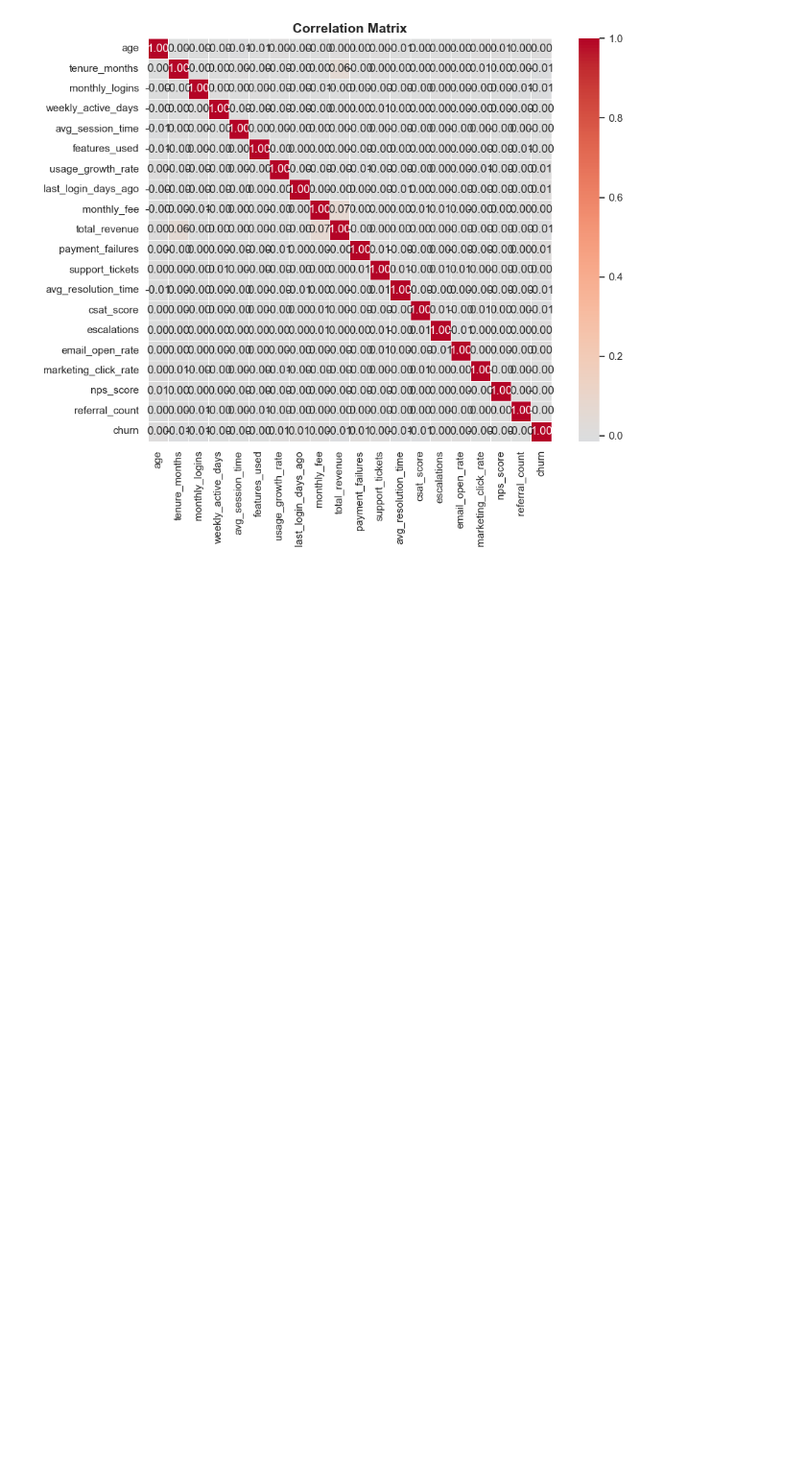
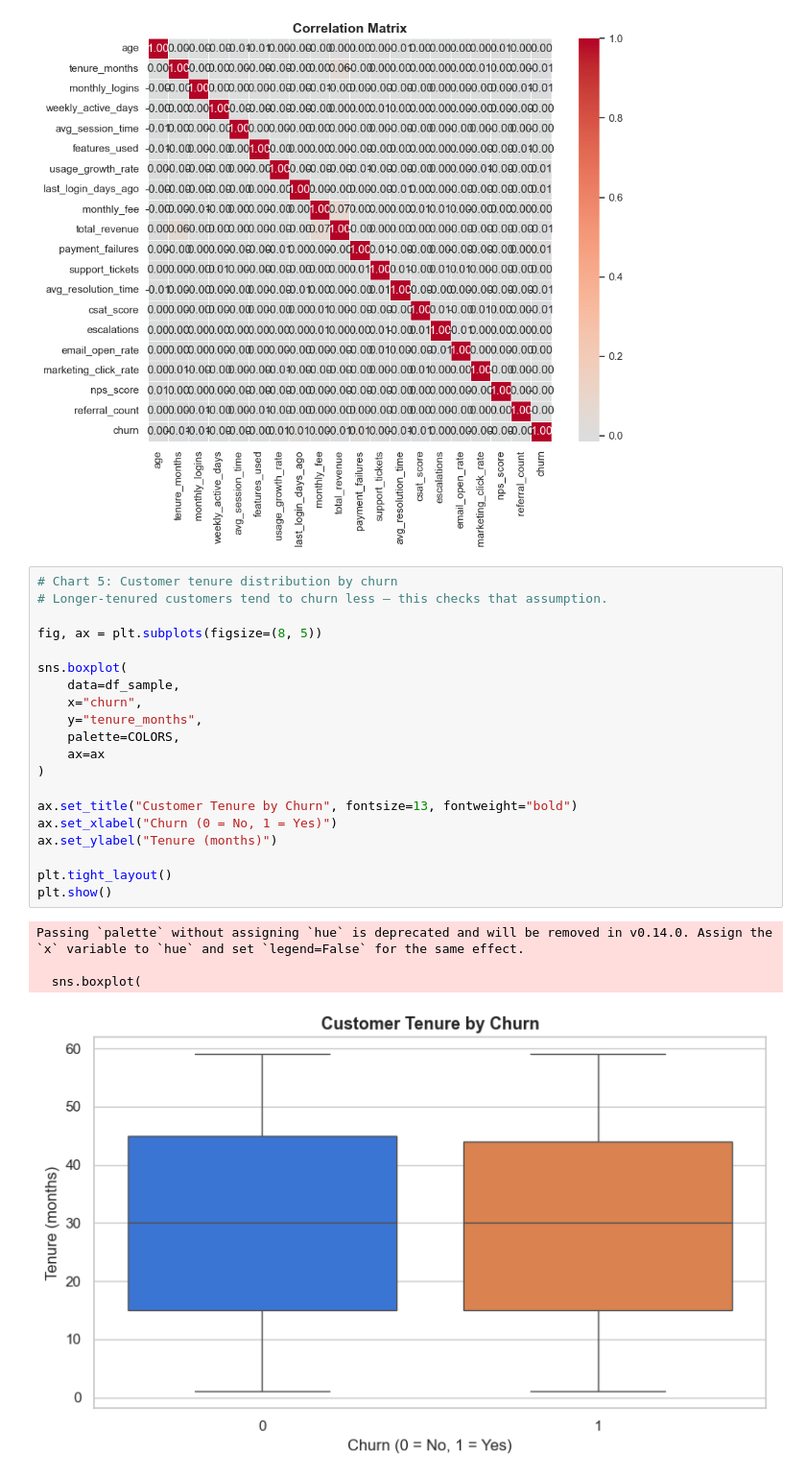
Before and after one commit to SantiLopBla/churn-prediction, a Jupyter notebook: notebooks/01_EDA.ipynb, the cells around one changed output. Shown at 96% size. Cells and saved outputs as stored; diff of their text form; blank space fills up the shorter version.

```diff
--- a/notebooks/01_EDA.ipynb
+++ b/notebooks/01_EDA.ipynb
@@ -345,4 +345,29 @@ plt.tight_layout()
 plt.show()
 # %% [output]
 [figure]
+# %%
+# Chart 5: Customer tenure distribution by churn
+# Longer-tenured customers tend to churn less — this checks that assumption.
+
+fig, ax = plt.subplots(figsize=(8, 5))
+
+sns.boxplot(
+    data=df_sample,
+    x="churn",
+    y="tenure_months",
+    palette=COLORS,
+    ax=ax
+)
+
+ax.set_title("Customer Tenure by Churn", fontsize=13, fontweight="bold")
+ax.set_xlabel("Churn (0 = No, 1 = Yes)")
+ax.set_ylabel("Tenure (months)")
+
+plt.tight_layout()
+plt.show()
+# %% [output]
+Passing `palette` without assigning `hue` is deprecated and will be removed in v0.14.0. Assign the `x` variable to `hue` and set `legend=False` for the same effect.
+
+  sns.boxplot(
+[figure, added]
 # %% [markdown]
```
Also changed, not shown: parts of 1 cell of this notebook.
